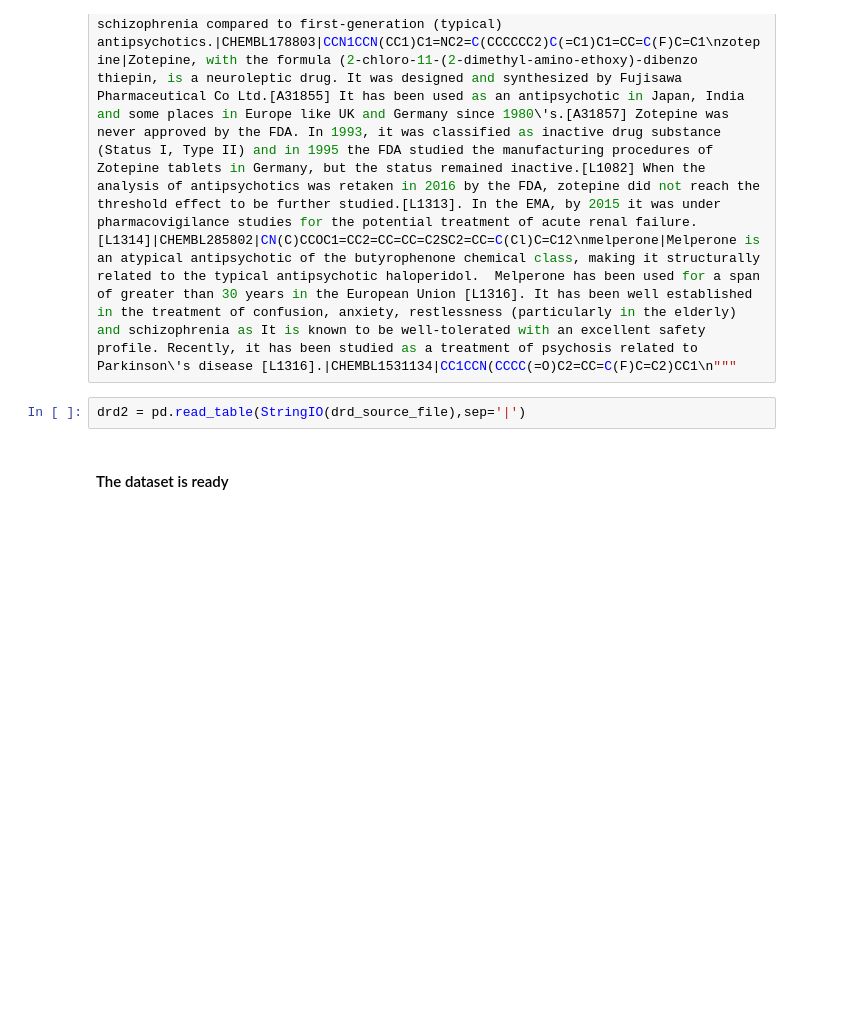
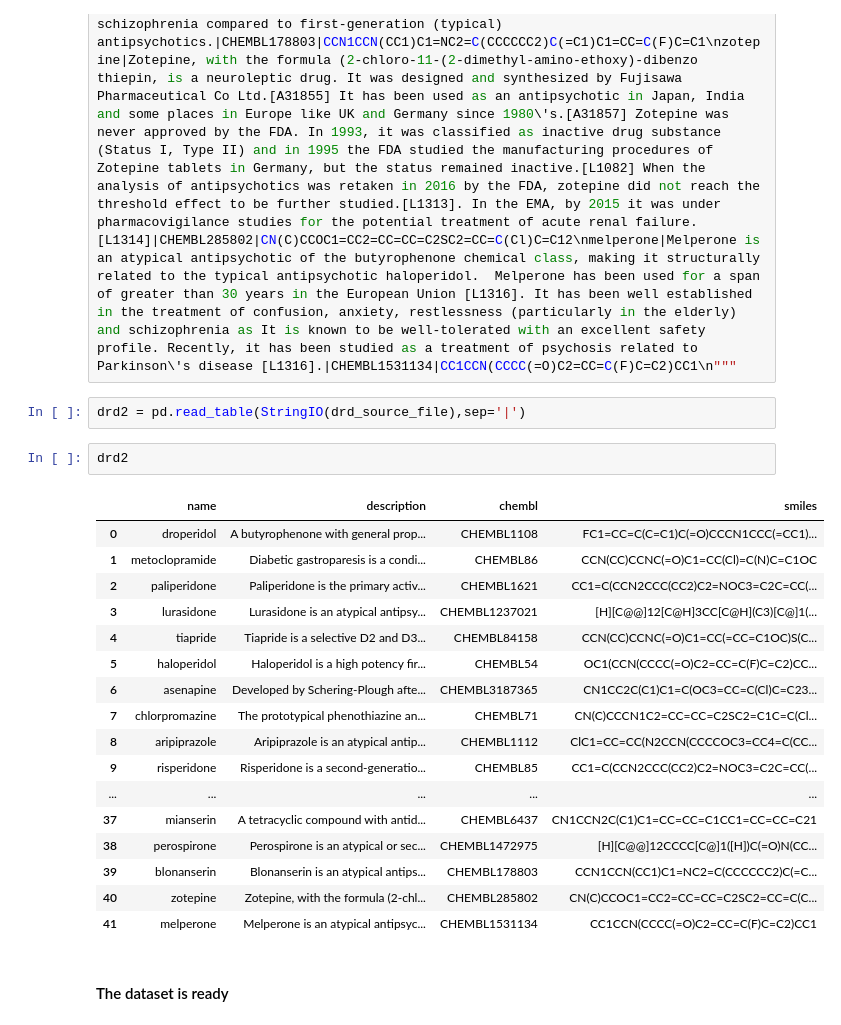
Before and after one commit to sergsb/mps5DataViz, a Jupyter notebook: MPS5_Chemical_data_Vizualisation_MolCompass.ipynb, the cells around one changed output. Drawn from its saved outputs; the diff is of its cells as text; blank space fills up the shorter version.

```diff
--- a/MPS5_Chemical_data_Vizualisation_MolCompass.ipynb
+++ b/MPS5_Chemical_data_Vizualisation_MolCompass.ipynb
@@ -33,5 +45,25 @@ drd_source_file = """name|description|chembl|smiles\ndroperidol|A butyrophenone
 # %%
 drd2 = pd.read_table(StringIO(drd_source_file),sep='|')
+# %%
+drd2
+# %% [output]
+|  | name | description | chembl | smiles |
+| 0 | droperidol | A butyrophenone with general prop... | CHEMBL1108 | FC1=CC=C(C=C1)C(=O)CCCN1CCC(=CC1)... |
+| 1 | metoclopramide | Diabetic gastroparesis is a condi... | CHEMBL86 | CCN(CC)CCNC(=O)C1=CC(Cl)=C(N)C=C1OC |
+| 2 | paliperidone | Paliperidone is the primary activ... | CHEMBL1621 | CC1=C(CCN2CCC(CC2)C2=NOC3=C2C=CC(... |
+| 3 | lurasidone | Lurasidone is an atypical antipsy... | CHEMBL1237021 | [H][C@@]12[C@H]3CC[C@H](C3)[C@]1(... |
+| 4 | tiapride | Tiapride is a selective D2 and D3... | CHEMBL84158 | CCN(CC)CCNC(=O)C1=CC(=CC=C1OC)S(C... |
+| 5 | haloperidol | Haloperidol is a high potency fir... | CHEMBL54 | OC1(CCN(CCCC(=O)C2=CC=C(F)C=C2)CC... |
+| 6 | asenapine | Developed by Schering-Plough afte... | CHEMBL3187365 | CN1CC2C(C1)C1=C(OC3=CC=C(Cl)C=C23... |
+| 7 | chlorpromazine | The prototypical phenothiazine an... | CHEMBL71 | CN(C)CCCN1C2=CC=CC=C2SC2=C1C=C(Cl... |
+| 8 | aripiprazole | Aripiprazole is an atypical antip... | CHEMBL1112 | ClC1=CC=CC(N2CCN(CCCCOC3=CC4=C(CC... |
+| 9 | risperidone | Risperidone is a second-generatio... | CHEMBL85 | CC1=C(CCN2CCC(CC2)C2=NOC3=C2C=CC(... |
+| ... | ... | ... | ... | ... |
+| 37 | mianserin | A tetracyclic compound with antid... | CHEMBL6437 | CN1CCN2C(C1)C1=CC=CC=C1CC1=CC=CC=C21 |
+| 38 | perospirone | Perospirone is an atypical or sec... | CHEMBL1472975 | [H][C@@]12CCCC[C@]1([H])C(=O)N(CC... |
+| 39 | blonanserin | Blonanserin is an atypical antips... | CHEMBL178803 | CCN1CCN(CC1)C1=NC2=C(CCCCCC2)C(=C... |
+| 40 | zotepine | Zotepine, with the formula (2-chl... | CHEMBL285802 | CN(C)CCOC1=CC2=CC=CC=C2SC2=CC=C(C... |
+| 41 | melperone | Melperone is an atypical antipsyc... | CHEMBL1531134 | CC1CCN(CCCC(=O)C2=CC=C(F)C=C2)CC1 |
 # %% [markdown]
 #### The dataset is ready
 # %%
```
Also changed, not shown: parts of 9 cells of this notebook, 2 other files.
